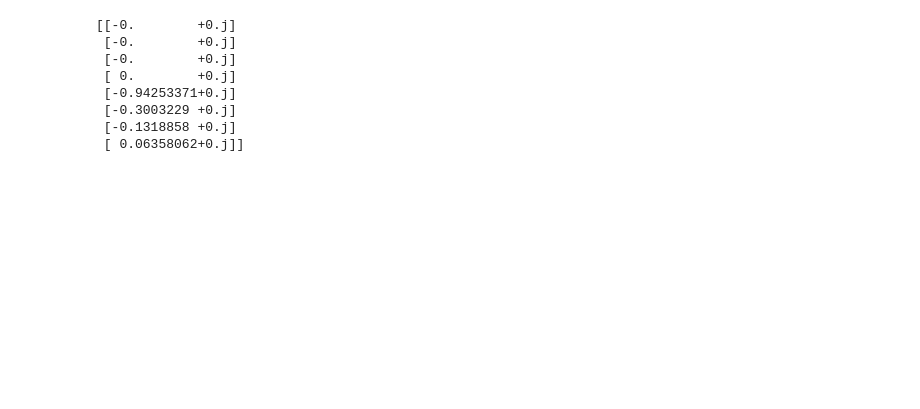
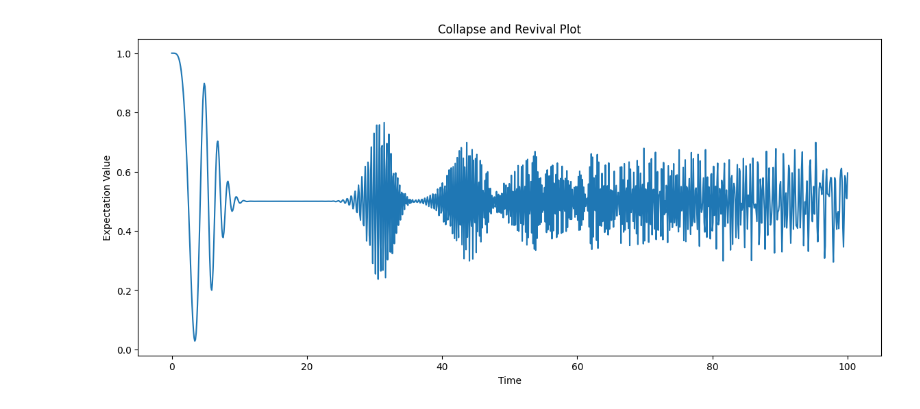
Before and after one commit to molendziak/TFM, a Jupyter notebook: JC_numerical_model.ipynb, the cells around one changed output. Saved outputs shown, nothing was run; the diff lists cells and outputs as text; code cells hidden in the pictures; blank space fills up the shorter version.

Commit message:
obtained revival/collapse plot numericaly

```diff
--- a/JC_numerical_model.ipynb
+++ b/JC_numerical_model.ipynb
@@ -3,40 +3,65 @@ import numpy as np
 import matplotlib.pyplot as plt
 from qutip import *
 # %%
-N = 4  # Number of photon states in the cavity
-wc = 1  # Cavity frequency
-wa = 1  # Atom frequency
-g = 1.   # Coupling strength
+
+N = 40  # Number of photon states in the cavity
+wc = 0.006  # Cavity frequency
+wa = 0.006 # Atom frequency
+g = .006   # Coupling strength
 
 
 def lowering_a(N):
+    ''' Creates the lowering operator for a N-level system '''
     return np.diag(np.sqrt(np.arange(1, N)), 1)
 def raising_a(N):
+    ''' Creates the raising operator for a N-level system'''
     return np.diag(np.sqrt(np.arange(1, N)), -1)
 
-creation = np.kron(lowering_a(2), np.eye(N))
+destruction = np.kron(lowering_a(2), np.eye(N)) #  atomic destruction operator
 
-num_atm = creation.T @ creation #atomic number operator
+num_atm = destruction.T @ destruction # atomic number operator
 num_cav = np.kron(np.eye(2), lowering_a(N).T @ lowering_a(N)) #cavity number operator
 
 
-a_dag_X_creation = np.kron(np.eye(2), lowering_a(N)).T @ creation
-a_X_creation_dag = np.kron(np.eye(2), lowering_a(N)) @ creation.T
+a_dag_X_destruction = np.kron(np.eye(2), lowering_a(N)).T @ destruction # raising times destruction operators
+a_X_creation = np.kron(np.eye(2), lowering_a(N)) @ destruction.T # lowering times creation operators
 
-H = wc * num_cav + wa * num_atm + g * (a_dag_X_creation+ a_X_creation_dag)
+H = wc * num_cav + wa * num_atm + g * (a_dag_X_destruction+ a_X_creation) # Hamiltonian
 
-psi_cav = coherent(N, np.sqrt(20))
+psi_cav = coherent(N, np.sqrt(20)) # initial state of the cavity
 
-psi_atm = np.array([[0],[1]])
+psi_atm = np.array([[0],[1]])   # initial state of the atom
 
-psi0 = np.kron(psi_atm, psi_cav)
-print(psi0)
+psi0 = np.kron(psi_atm, psi_cav) # initial state of the system
-# %% [output]
-[[-0.        +0.j]
- [-0.        +0.j]
- [-0.        +0.j]
- [ 0.        +0.j]
- [-0.94253371+0.j]
- [-0.3003229 +0.j]
- [-0.1318858 +0.j]
- [ 0.06358062+0.j]]
+# %%
+from scipy.linalg import expm
+
+# Define time parameters
+
+times = np.linspace(0, 100, 1000)
+
+# Initialize an array to store the expectation values of the number operator
+n_expect = np.zeros(len(times))
+
+# Time evolution
+psi = psi0
+for i, t in enumerate(times):
+    # Calculate expectation value of the number operator at each time step
+    n_expect[i] = np.real(np.conj(psi.T) @ (num_atm) @ psi)
+
+    # Compute the time evolution operator for the given time step
+    U = expm(-1j * H * t)
+
+    # Update the state vector using the time evolution operator
+    psi = U @ psi
+
+# Plot the collapse and revival plot
+plt.figure(figsize=(14, 6))
+plt.plot(times, n_expect)
+#print(n_expect)
+plt.xlabel('Time')
+plt.ylabel('Expectation Value')
+plt.title('Collapse and Revival Plot')
+plt.show()
+# %% [output]
+[figure, added]
```
Also changed, not shown: 1 other file.
